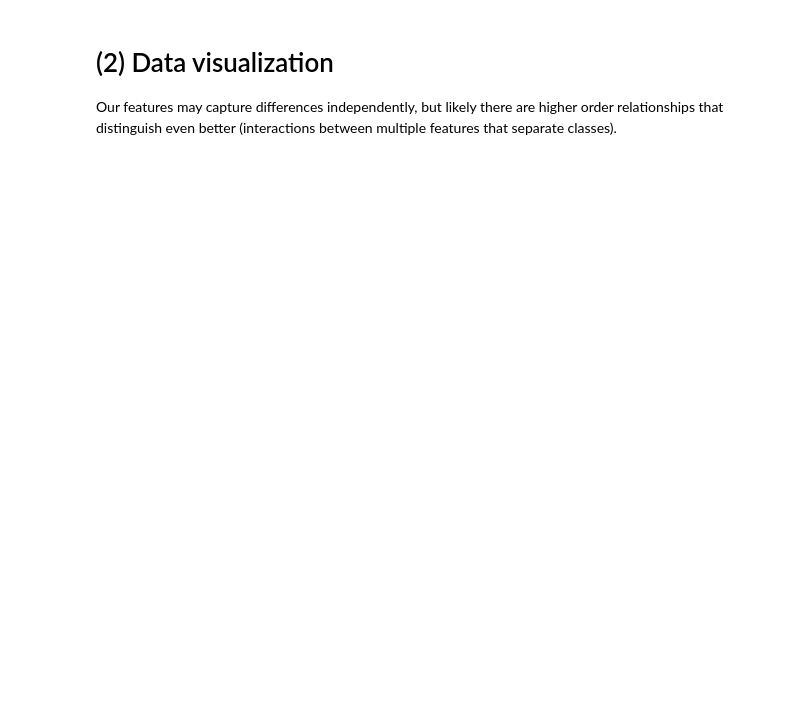
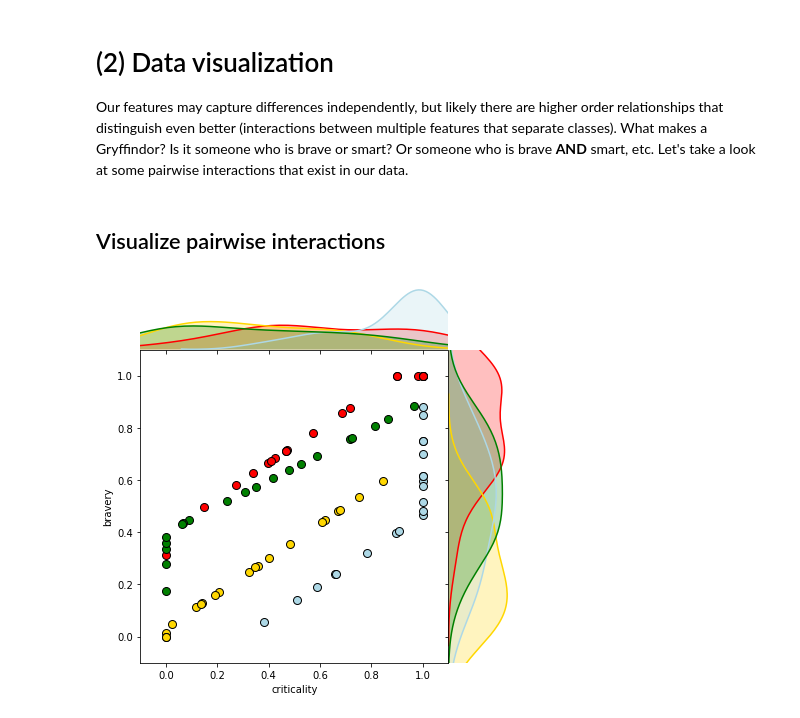
Before and after one commit to michaelsilverstein/TheSortingHat, a Jupyter notebook: SortingHat_MachineLearning.ipynb, the cells around one changed output. Saved outputs shown, nothing was run; the diff lists cells and outputs as text; code cells hidden in the pictures; blank space fills up the shorter version.

```diff
--- a/SortingHat_MachineLearning.ipynb
+++ b/SortingHat_MachineLearning.ipynb
@@ -100,4 +113,16 @@ df.head()
 | 4 | 0.427665 | 0.684280 | 0.426420 | 0.068560 | 0.584280 | 0.584280 | Gryffindor |
 # %% [markdown]
 # (2) Data visualization
-Our features may capture differences independently, but likely there are higher order relationships that distinguish even better (interactions between multiple features that separate classes).
+Our features may capture differences independently, but likely there are higher order relationships that distinguish even better (interactions between multiple features that separate classes). What makes a Gryffindor? Is it someone who is brave or smart? Or someone who is brave **AND** smart, etc. Let's take a look at some pairwise interactions that exist in our data.
+# %% [markdown]
+## Visualize pairwise interactions
+# %%
+x, y = 'criticality', 'bravery'
+g = sns.JointGrid(x, y, df, space=0, xlim=(-.1,1.1), ylim=(-.1,1.1))
+for house, house_data in df.groupby('class'):
+    c = palette[house]
+    sns.kdeplot(house_data[x], ax=g.ax_marg_x, legend=False, shade=True, color=c)
+    sns.kdeplot(house_data[y], ax=g.ax_marg_y, vertical=True, legend=False,shade=True, color=c)
+    g.ax_joint.plot(house_data[x], house_data[y], 'o', color=c, markeredgecolor='k', ms=8)
+# %% [output]
+[figure, added]
```
Also changed, not shown: parts of 3 cells of this notebook.
